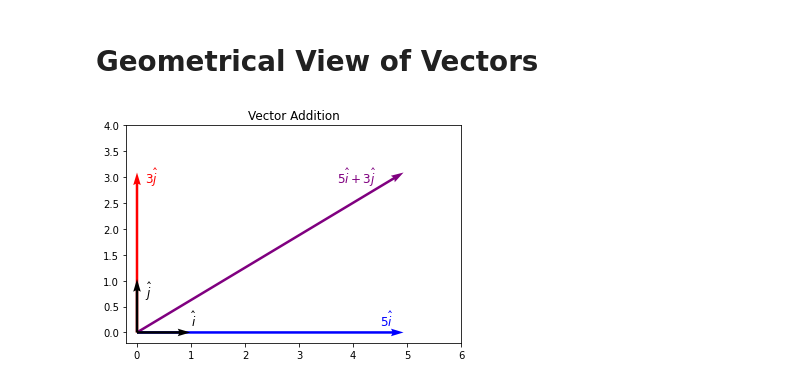
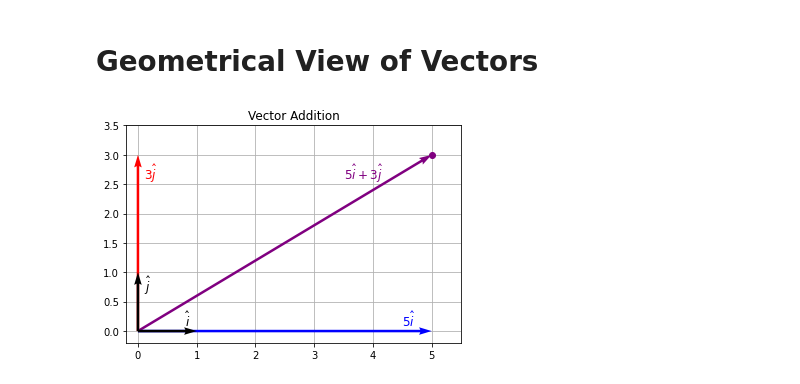
Before and after one commit to brunnorpdias/MITDataScience, a Jupyter notebook: VectorDimensions.ipynb, the cells around one changed output. Drawn from its saved outputs; the diff is of its cells as text; code cells hidden in the pictures.

Commit message:
Coordinate system angle offset graph, vector math, issues with neg coord
There is still a problem with the geometry approach for getting the right
scalars. Negative numbers won't work.

```diff
--- a/VectorDimensions.ipynb
+++ b/VectorDimensions.ipynb
@@ -203,41 +203,49 @@ plt.ylim(-5,5)
 # %%
 # Import libraries
 import numpy as np
 import matplotlib.pyplot as plt
 
 # Creating plot
 ax=plt.subplot()
 
+# Defining i-hat and j-hat, basis of the system
 v1=np.array([[1], [0]])
 v2=np.array([[0], [1]])
 
+# Multiplication of basis vectors by scalars
 v3=5*v1
 v4=3*v2
 
+# Sum of vectors
 v5=v3+v4
 
+# Defining Origin
 origin=[[0], [0]]
+
+# Plotting Vectors
 ax.quiver(*origin, *v3, color='blue', units='xy', scale=1)
 ax.quiver(*origin, *v4, color='red', units='xy', scale=1)
 ax.quiver(*origin, *v5, color='purple', units='xy', scale=1)
 ax.quiver(*origin, *v1, color='black', units='xy', scale=1)
 ax.quiver(*origin, *v2, color='black', units='xy', scale=1)
 
-# ax.plot([0, 5], [3, 3], 'k--')
-# ax.plot([5, 5], [0, 3], 'k--')
+# Plotting Target
+ax.scatter(5,3, color='purple')
 
-plt.text(1, 0.15, r'$\hat{i}$', fontsize=12)
-plt.text(0.15, 0.7, r'$\hat{j}$', fontsize=12)
-plt.text(4.5, 0.15, r'$5\hat{i}$', fontsize=12, color='blue')
-plt.text(0.15, 2.9, r'$3\hat{j}$', fontsize=12, color='red')
-plt.text(3.7, 2.9, r'$5\hat{i}+3\hat{j}$', fontsize=12, color='purple')
+# Plotting vector names and operations
+plt.text(0.8, 0.1, r'$\hat{i}$', fontsize=12)
+plt.text(0.1, 0.7, r'$\hat{j}$', fontsize=12)
+plt.text(4.5, 0.1, r'$5\hat{i}$', fontsize=12, color='blue')
+plt.text(0.1, 2.6, r'$3\hat{j}$', fontsize=12, color='red')
+plt.text(3.5, 2.6, r'$5\hat{i}+3\hat{j}$', fontsize=12, color='purple')
 
+# Plot configs
 plt.title('Vector Addition')
-plt.xlim(-0.2, 6)
-plt.ylim(-0.2, 4)
-# Show plot with grid
+plt.xlim(-0.2, 5.5)
+plt.ylim(-0.2, 3.5)
+plt.grid()
 ax.set_axisbelow(True)
-# plt.grid()
+plt.gca().set_aspect('equal')
 plt.savefig('VectorAddition.png', transparent='True')
 # %% [output]
-[figure, old version]
+[figure, new version]
```
Also changed, not shown: parts of 2 cells of this notebook, 2 other files.
